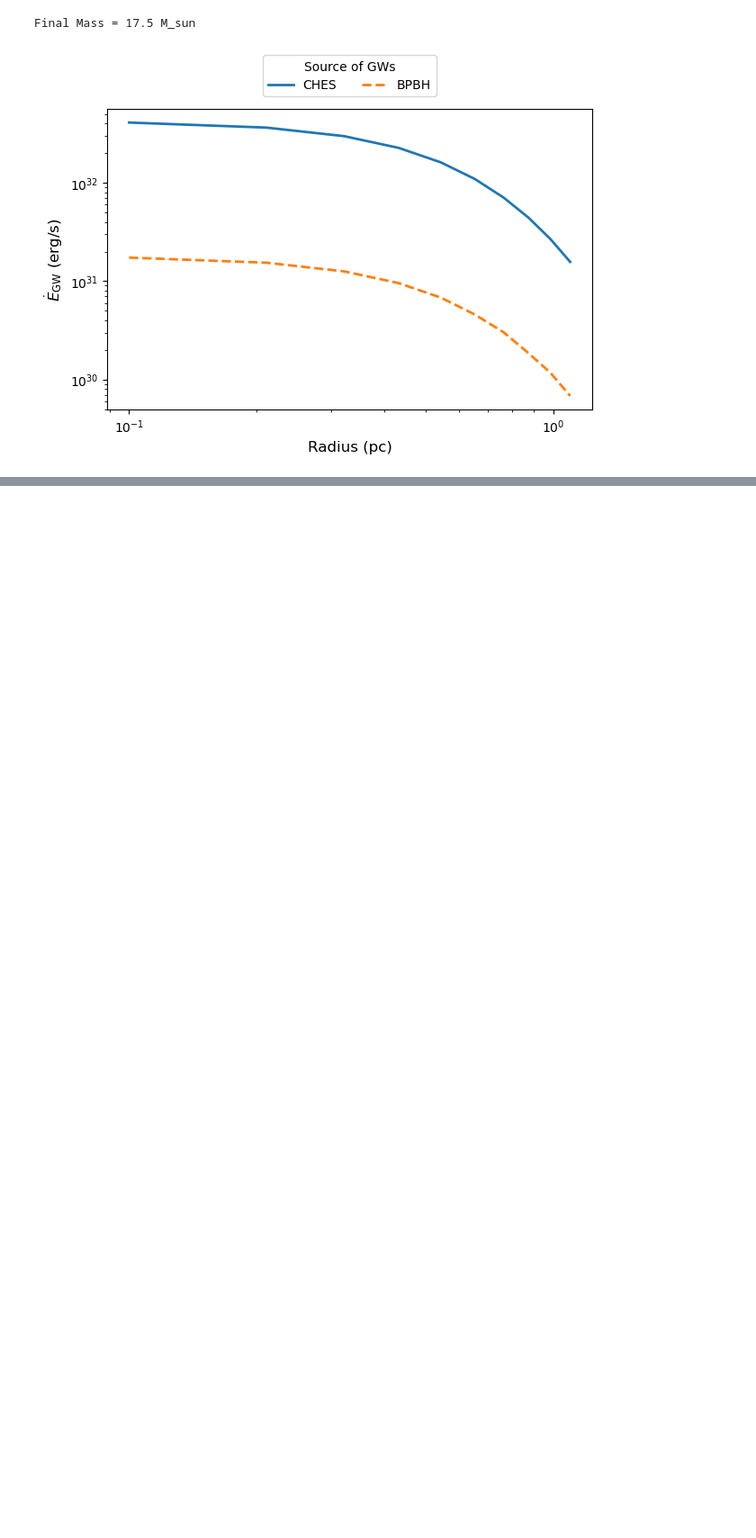
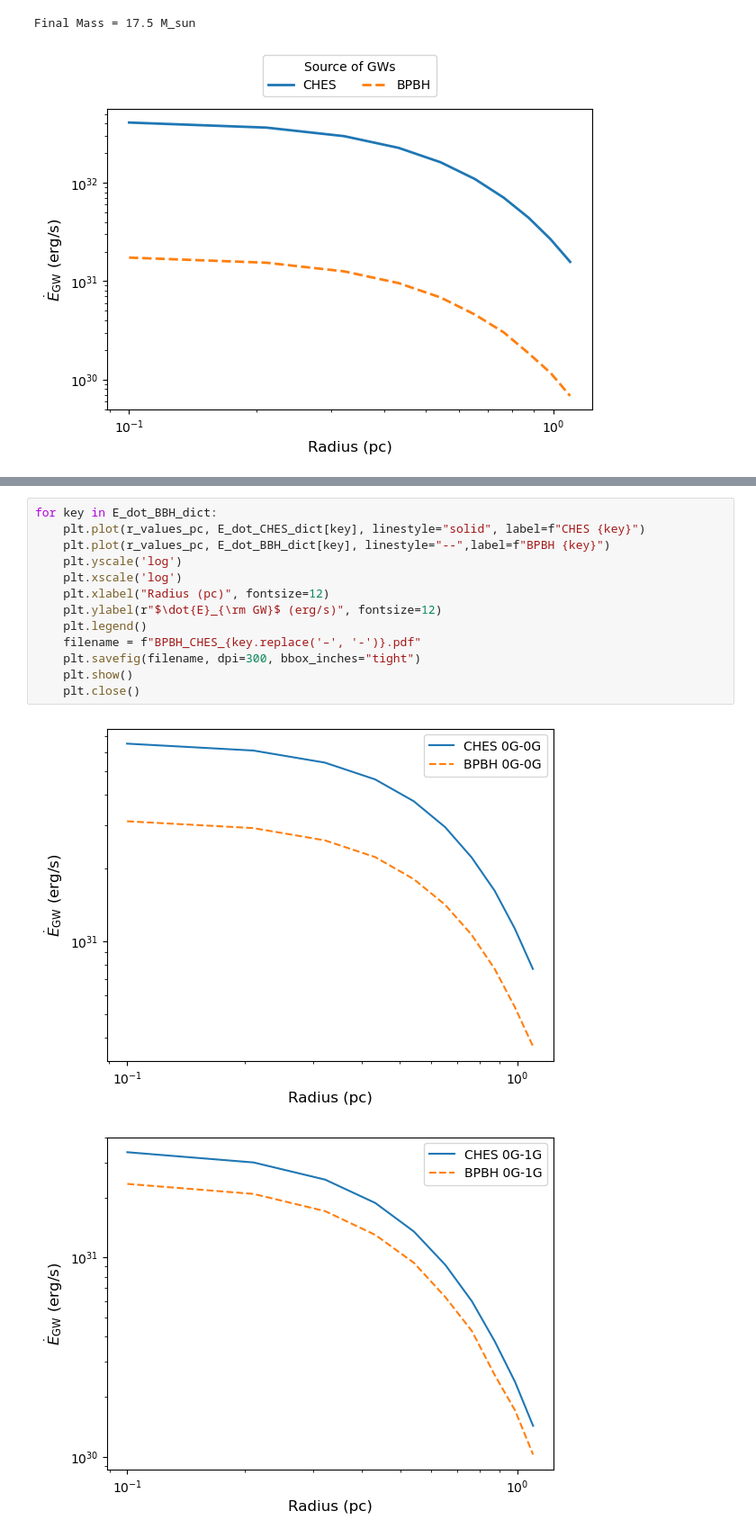
Before and after one commit to TadeoDGAguilar/PBHs_and_GWs_into_DG, a Jupyter notebook: SGWB-NO-ASTROPY-1G.ipynb, the cells around one changed output, grey strips where cells are left out. Shown at 90% size. Saved outputs shown, nothing was run; the diff lists cells and outputs as text; blank space fills up the shorter version.

```diff
--- a/SGWB-NO-ASTROPY-1G.ipynb
+++ b/SGWB-NO-ASTROPY-1G.ipynb
@@ -1170,0 +692,16 @@ print(v0_asym)
+# %%
+for key in E_dot_BBH_dict:
+    plt.plot(r_values_pc, E_dot_CHES_dict[key], linestyle="solid", label=f"CHES {key}")
+    plt.plot(r_values_pc, E_dot_BBH_dict[key], linestyle="--",label=f"BPBH {key}")
+    plt.yscale('log')
+    plt.xscale('log')
+    plt.xlabel("Radius (pc)", fontsize=12)
+    plt.ylabel(r"$\dot{E}_{\rm GW}$ (erg/s)", fontsize=12)
+    plt.legend()
+    filename = f"BPBH_CHES_{key.replace('–', '-')}.pdf"
+    plt.savefig(filename, dpi=300, bbox_inches="tight")
+    plt.show()
+    plt.close()
+# %% [output]
+[figure, added]
+[figure, added]
```
Also changed, not shown: parts of 27 cells of this notebook.
